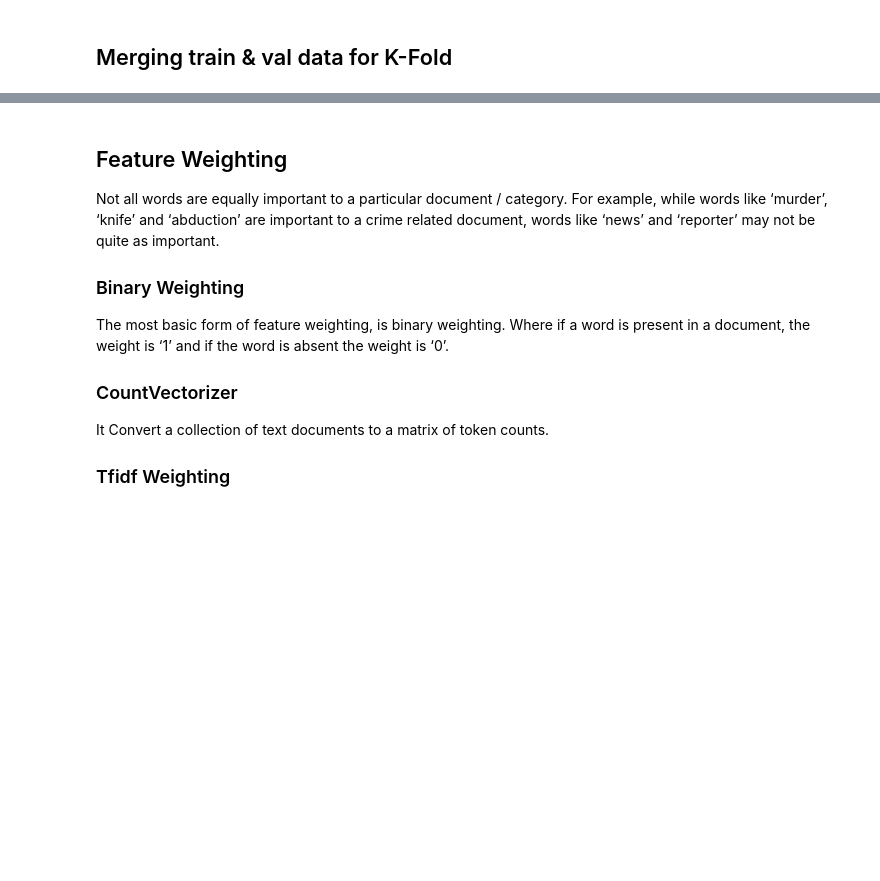
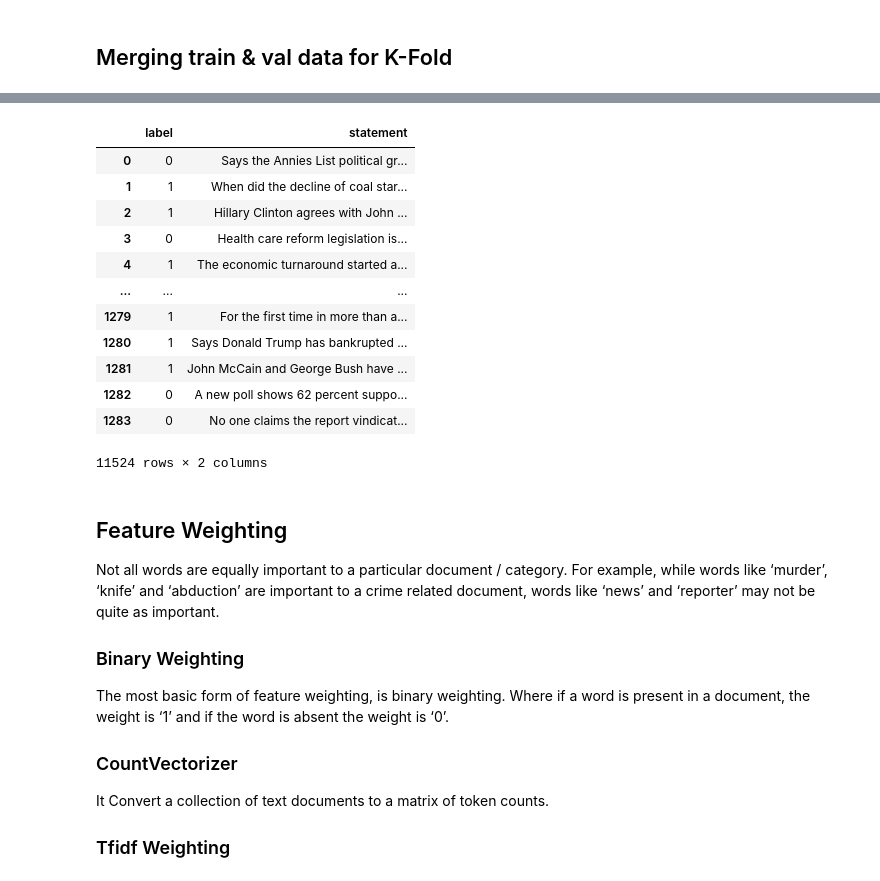
Before and after one commit to kiranrawat/Detecting-Fake-News-On-Social-Media, a Jupyter notebook: notebooks/Modeling.ipynb, the cells around one changed output, grey strips where cells are left out. Drawn from its saved outputs; the diff is of its cells as text; code cells hidden in the pictures; blank space fills up the shorter version.

```diff
--- a/notebooks/Modeling.ipynb
+++ b/notebooks/Modeling.ipynb
@@ -29,7 +72,10 @@ test_news = pd.read_csv('../data/processed/test.csv')
 # %% [markdown]
 ## Merging train & val data for K-Fold
 # %%
+# Merging the training and validation data together, so that I can peroform k-fold cross validation
+#and shuffle the data to reduce the bias
+labelEncoder = LabelEncoder()
 frames = [train_news, val_news]
 train_val = pd.concat(frames)
 train_val['label'].value_counts()
-train_val['label'] = Encoder.fit_transform(train_val['label'])
+train_val['label'] = labelEncoder.fit_transform(train_val['label'])
@@ -79,3 +82,19 @@ display(train_news), display(test_news), display(val_news)
+# %%
+train_val
+# %% [output]
+|  | label | statement |
+| 0 | 0 | Says the Annies List political gr... |
+| 1 | 1 | When did the decline of coal star... |
+| 2 | 1 | Hillary Clinton agrees with John ... |
+| 3 | 0 | Health care reform legislation is... |
+| 4 | 1 | The economic turnaround started a... |
+| ... | ... | ... |
+| 1279 | 1 | For the first time in more than a... |
+| 1280 | 1 | Says Donald Trump has bankrupted ... |
+| 1281 | 1 | John McCain and George Bush have ... |
+| 1282 | 0 | A new poll shows 62 percent suppo... |
+| 1283 | 0 | No one claims the report vindicat... |
+11524 rows × 2 columns
 # %%
 def process_text(text):
     '''
```
Also changed, not shown: parts of 35 cells of this notebook, 1 other file.
